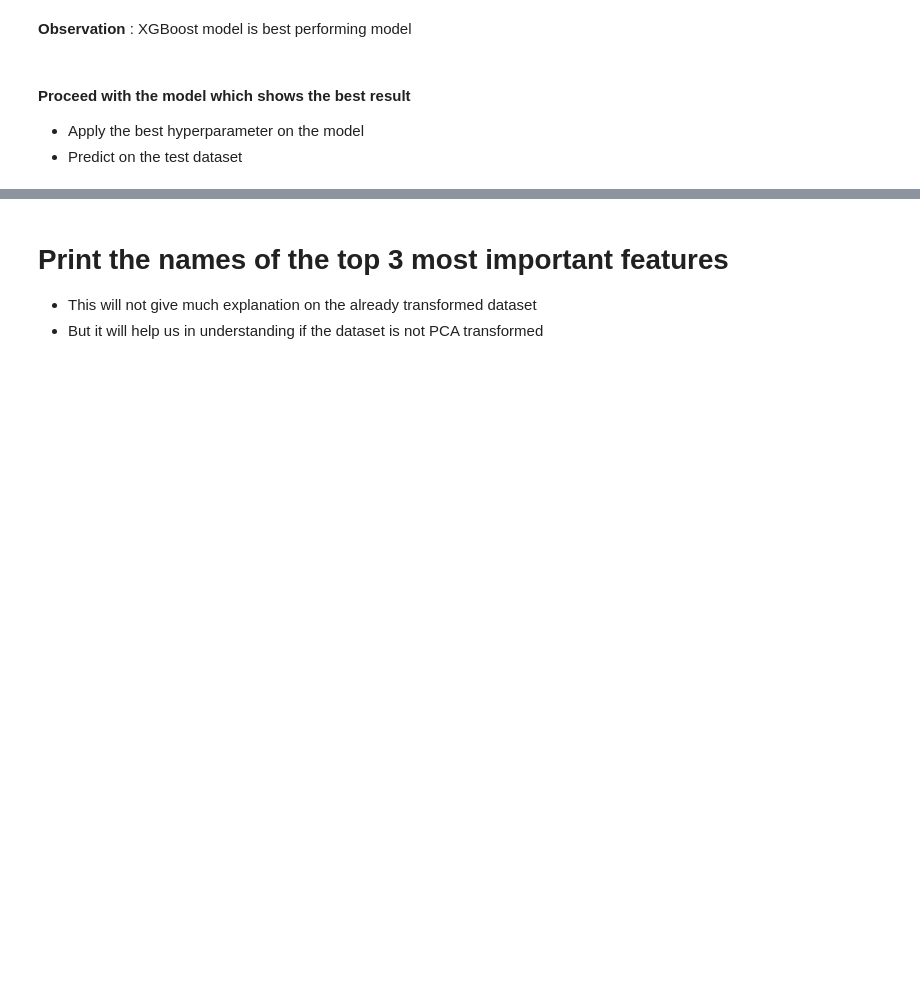
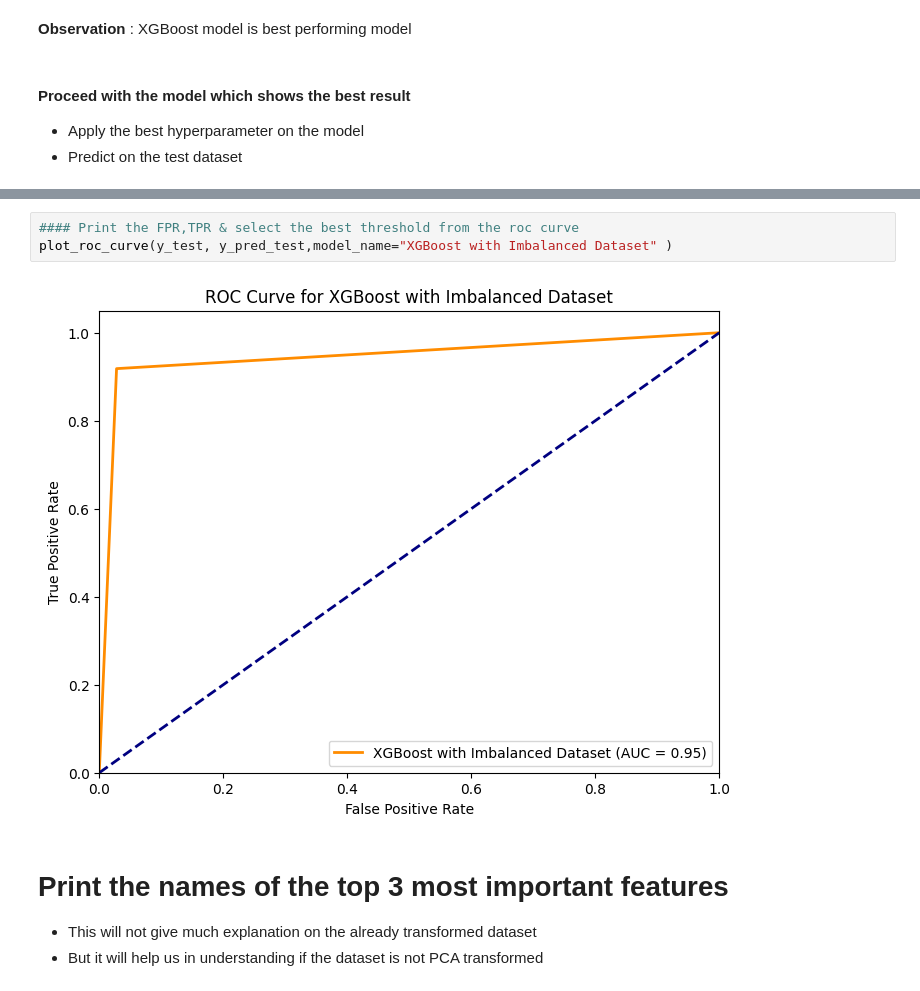
Before and after one commit to jagsrj/Credit_card_fraud_detection_ML, a Jupyter notebook: Credit_card_fraud_detection_ML.ipynb, the cells around one changed output, grey strips where cells are left out. Cells and saved outputs as stored; diff of their text form; blank space fills up the shorter version.

```diff
--- a/Credit_card_fraud_detection_ML.ipynb
+++ b/Credit_card_fraud_detection_ML.ipynb
@@ -714,3 +805,8 @@ Top 3 most important features:
+# %%
+#### Print the FPR,TPR & select the best threshold from the roc curve
+plot_roc_curve(y_test, y_pred_test,model_name="XGBoost with Imbalanced Dataset" )
+# %% [output]
+[figure, added]
 # %% [markdown]
 # Print the names of the top 3 most important features
 
```
Also changed, not shown: parts of 42 cells of this notebook, 1 other file.
